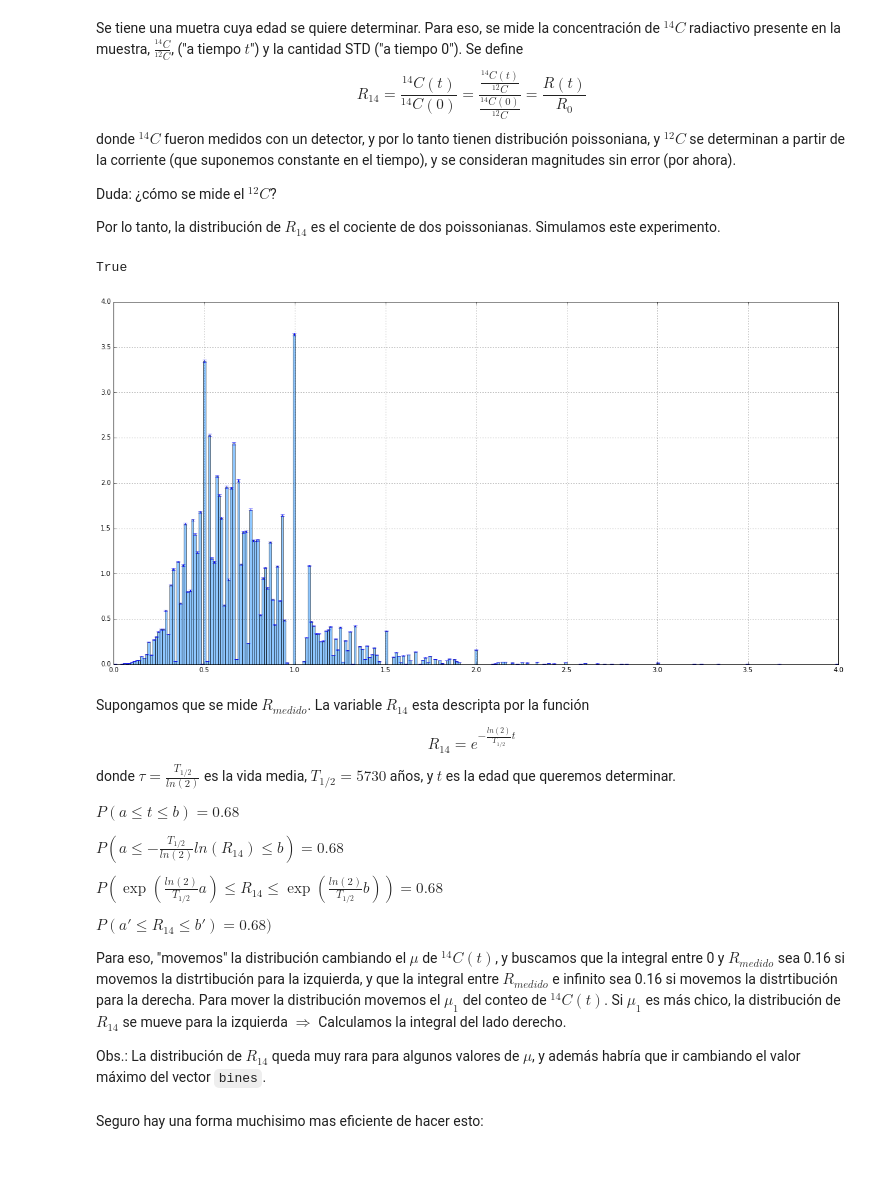
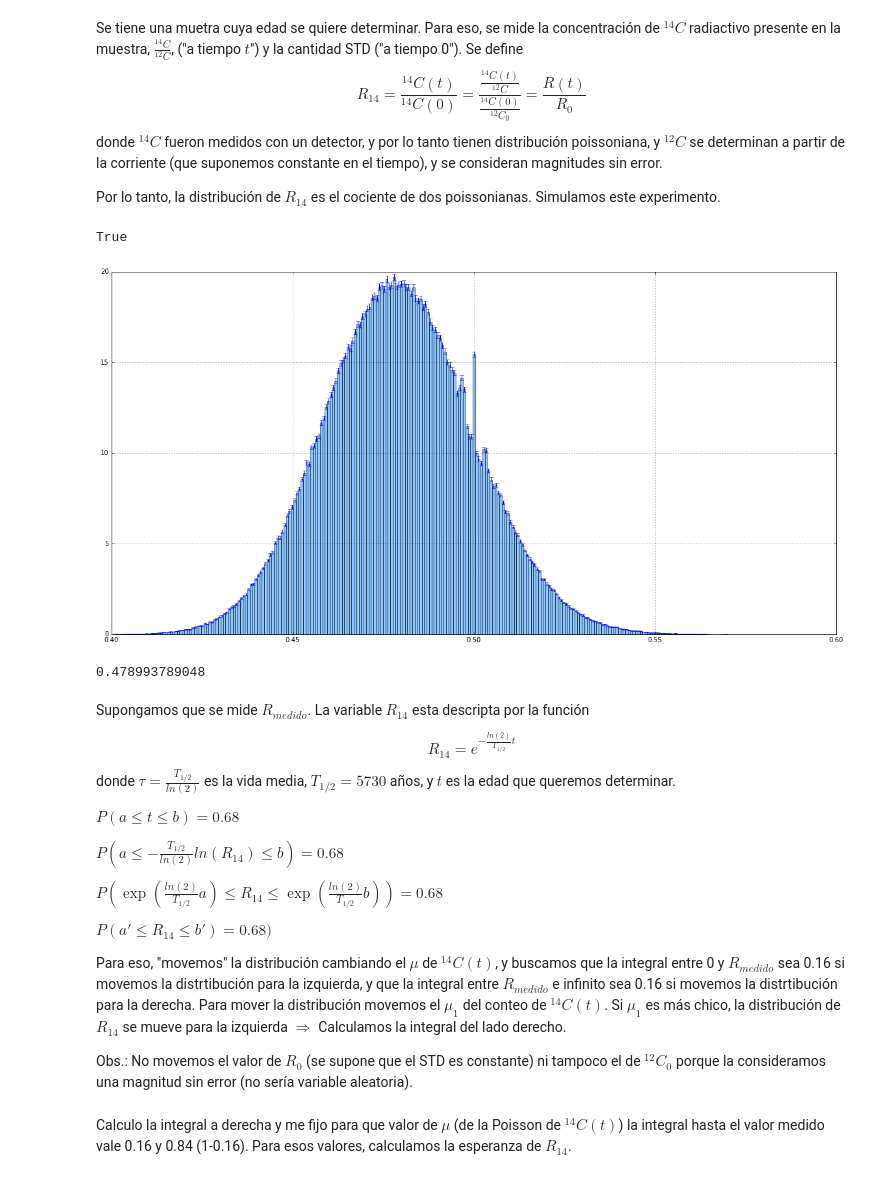
Before and after one commit to samanthakucher/Dataciones_con_C14, a Jupyter notebook: intervalo_c14.ipynb, the cells around one changed output. Saved outputs shown, nothing was run; the diff lists cells and outputs as text; code cells hidden in the pictures.

```diff
--- a/intervalo_c14.ipynb
+++ b/intervalo_c14.ipynb
@@ -4,18 +4,19 @@ from scipy.stats import poisson
 import matplotlib.pyplot as plt
 %matplotlib inline
 # %% [markdown]
-Se tiene una muetra cuya edad se quiere determinar. Para eso, se mide la concentración de $^{14}C$ radiactivo presente en la muestra, $\frac{^{14}C}{^{12}C}$,  ("a tiempo $t$") y la cantidad STD ("a tiempo 0"). Se define $$R_{14}=\frac{^{14}C(t)}{^{14}C(0)} = \frac{\frac{^{14}C(t)}{^{12}C}}{\frac{^{14}C(0)}{^{12}C}} = \frac{R(t)}{R_0}$$ donde $^{14}C$ fueron medidos con un detector, y por lo tanto tienen distribución poissoniana, y $^{12}C$ se determinan a partir de la corriente (que suponemos constante en el tiempo), y se consideran magnitudes sin error (por ahora).
-
-Duda: ¿cómo se mide el $^{12}C$?
+Se tiene una muetra cuya edad se quiere determinar. Para eso, se mide la concentración de $^{14}C$ radiactivo presente en la muestra, $\frac{^{14}C}{^{12}C}$,  ("a tiempo $t$") y la cantidad STD ("a tiempo 0"). Se define $$R_{14}=\frac{^{14}C(t)}{^{14}C(0)} = \frac{\frac{^{14}C(t)}{^{12}C}}{\frac{^{14}C(0)}{^{12}C_0}} = \frac{R(t)}{R_0}$$ donde $^{14}C$ fueron medidos con un detector, y por lo tanto tienen distribución poissoniana, y $^{12}C$ se determinan a partir de la corriente (que suponemos constante en el tiempo), y se consideran magnitudes sin error.
 
 Por lo tanto, la distribución de $R_{14}$ es el cociente de dos poissonianas. Simulamos este experimento.
 # %%
 num_muestras = int(1e6)
-mu1, mu0 = 10, 15
-ct = poisson.rvs(mu1, size=num_muestras)
-c0 = poisson.rvs(mu0, size=num_muestras)
+mu_muestra, mu_std = 800, 1670
+c14_muestra = poisson.rvs(mu_muestra, size=num_muestras)
+c14_std = poisson.rvs(mu_std, size=num_muestras)
+c12_muestra, c12_std = 10e14, 10e14
+R_muestra = c14_muestra/c12_muestra
+R_std = c14_std/c12_std
 
-R = np.array(ct, dtype=float)/np.array(c0,dtype=float)
+R = np.array(R_muestra, dtype=float)/np.array(R_std,dtype=float)
 # %%
 #Elimino los infinitos
 mask = (R != np.float('+inf'))
@@ -28,22 +29,22 @@ True
 # %%
 fig = plt.figure(figsize=(20,10))
 ax1 = fig.add_subplot(1, 1, 1)
 
-bines = np.linspace(0,4,300)
+bines = np.linspace(0.4,0.6,300)
 numero, bins = np.histogram(R, bins = bines)
 error = (np.sqrt(numero) / (np.diff(bins) * np.sum(numero)))
 numero = numero / (np.diff(bins) * np.sum(numero)) #normalizo el area
 ax1.bar(bins[:-1], numero, width = np.diff(bins),  yerr=error, ecolor="b", color='dodgerblue', alpha=0.5)
 #ax1.set_xlabel('k')
 #ax1.set_ylabel('P(k)')
 ax1.grid()
 # %% [output]
-[figure, old version]
+[figure, new version]
 # %%
 def esp(b,n):
     return np.sum(np.diff(b)*n*b[:-1])
 
-#esperanza = esp(bines, numero)
+esperanza = esp(bines, numero)
 
 def lado_izq(hasta, bines, numero, bins):
     cerca = np.argmax([x for x in bines if x < hasta])
@@ -52,6 +53,10 @@ def lado_izq(hasta, bines, numero, bins):
 def lado_der(desde, bines, numero, bins):
     cerca = np.argmax([x for x in bines if x >= desde])
     return np.sum(np.diff(bins[cerca:]) * (numero[cerca:]))
+
+print(esperanza)
+# %% [output]
+0.478993789048
 # %% [markdown]
 Supongamos que se mide $R_{medido}$. La variable $R_{14}$ esta descripta por la función $$R_{14}=e^{-\frac{ln(2)}{T_{1/2}}t}$$ donde $\tau=\frac{T_{1/2}}{ln(2)}$ es la vida media, $T_{1/2}=5730$ años, y $t$ es la edad que queremos determinar.
 
@@ -65,5 +70,5 @@ $P(a' \leq R_{14} \leq b')=0.68)$
 
 Para eso, "movemos" la distribución cambiando el $\mu$ de $^{14}C(t)$, y buscamos que la integral entre 0 y $R_{medido}$ sea 0.16 si movemos la distrtibución para la izquierda, y que la integral entre $R_{medido}$  e infinito sea 0.16 si movemos la distrtibución para la derecha. Para mover la distribución movemos el $\mu_1$ del conteo de $^{14}C(t)$. Si $\mu_1$ es más chico, la distribución de $R_{14}$ se mueve para la izquierda $\Rightarrow$ Calculamos la integral del lado derecho.
 
-Obs.: La distribución de $R_{14}$ queda muy rara para algunos valores de $\mu$, y además habría que ir cambiando el valor máximo del vector `bines`.
+Obs.: No movemos el valor de $R_0$ (se supone que el STD es constante) ni tampoco el de $^{12}C_0$ porque la consideramos una magnitud sin error (no sería variable aleatoria).
 # %%
@@ -71,3 +76,3 @@ R_medido = 2 #Supongamos que se mide esto
-# %% [markdown]
-Seguro hay una forma muchisimo mas eficiente de hacer esto:
+# %% [markdown]
+Calculo la integral a derecha y me fijo para que valor de $\mu$ (de la Poisson de  $^{14}C(t)$) la integral hasta el valor medido vale 0.16 y 0.84 (1-0.16). Para esos valores, calculamos la esperanza de $R_{14}$.
 # %%
```
Also changed, not shown: parts of 9 cells of this notebook.
